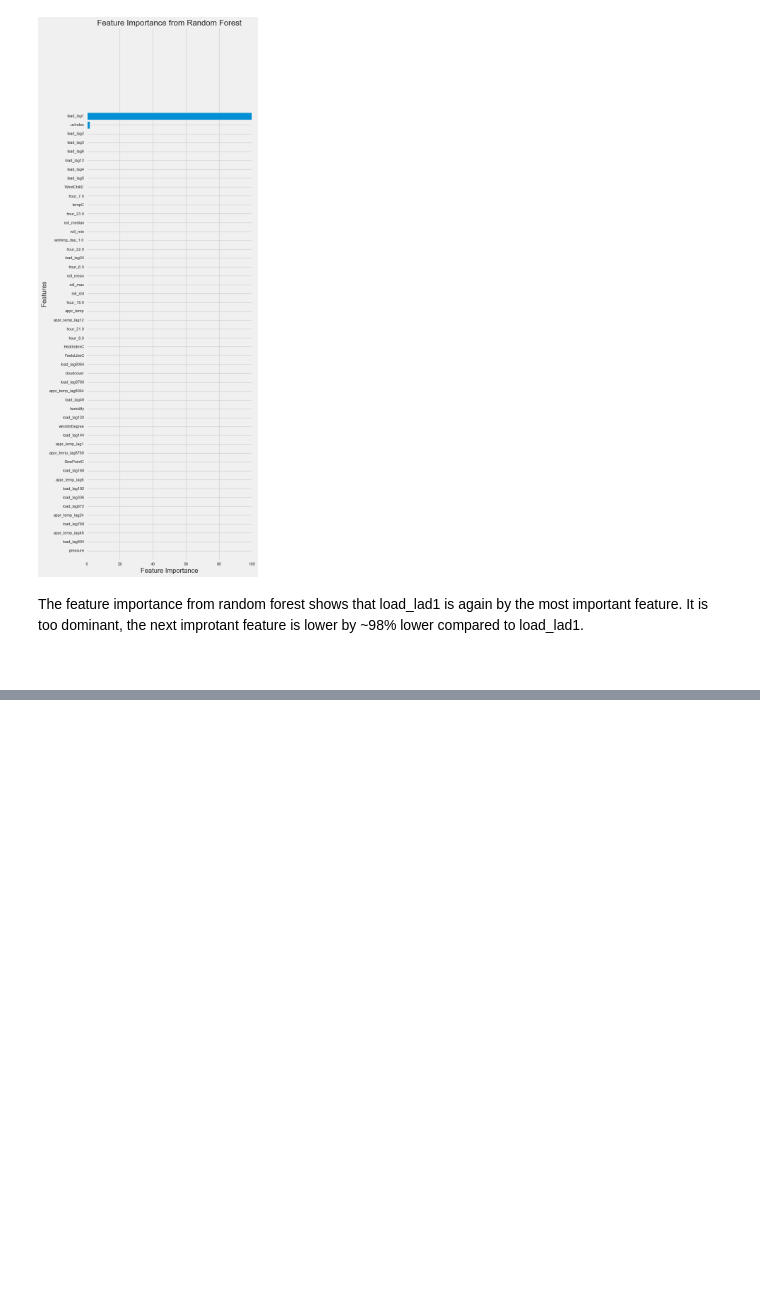
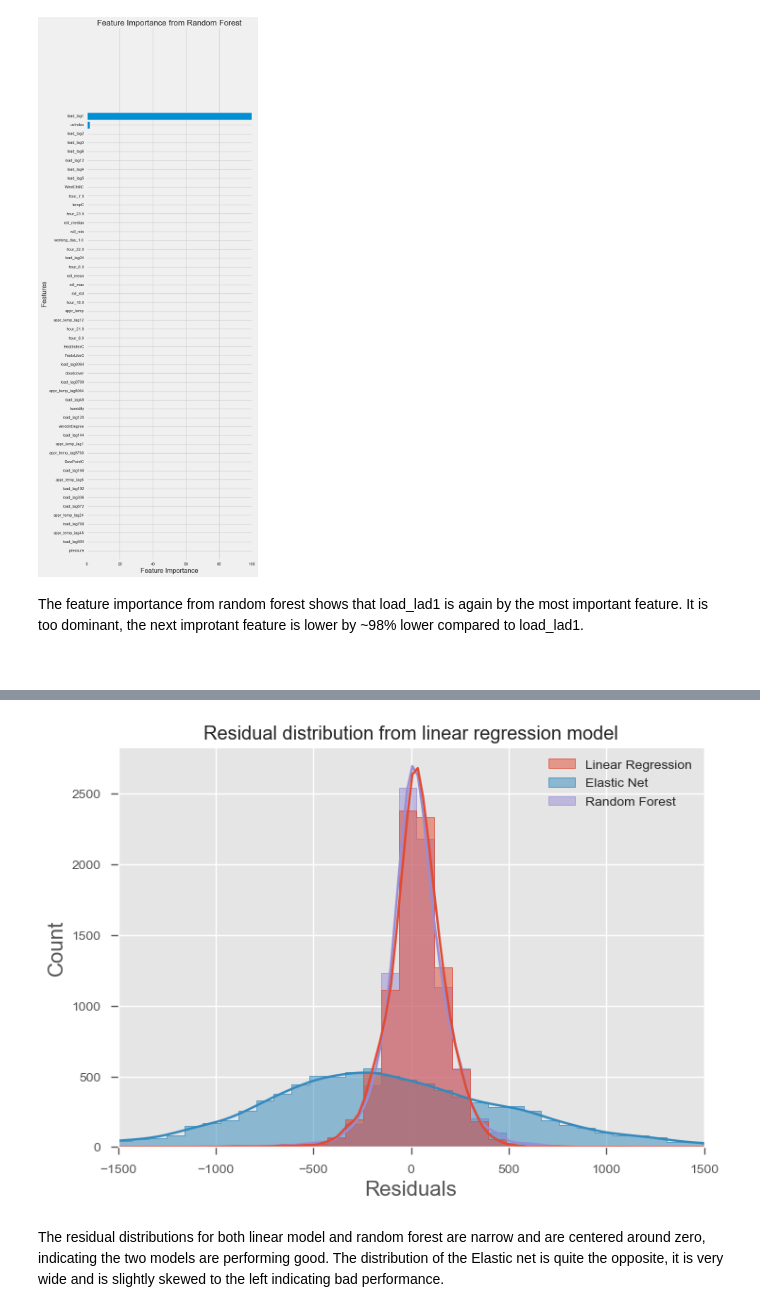
Before and after one commit to BiniamBA/Capstone2_project, a Jupyter notebook: Capstone2_Pre-processing_&_Training_data_development.ipynb, the cells around one changed output, grey strips where cells are left out. Drawn from its saved outputs; the diff is of its cells as text; code cells hidden in the pictures; blank space fills up the shorter version.

Commit message:
Added residuals comparison and confidence interval

```diff
--- a/Capstone2_Pre-processing_&_Training_data_development.ipynb
+++ b/Capstone2_Pre-processing_&_Training_data_development.ipynb
@@ -359,3 +362,11 @@ def Plot_Pred(observed, predicted, model_name = None, scatter=False):
 
     plt.legend(loc='best', prop={'size':16})
     plt.show()
+# %%
+# Function to calculate residuals
+def Residuals(observed, predicted):
+
+    """ The function calculates the residuals (observed - predicted) values"""
+
+    residuals = observed - predicted
+    return residuals
@@ -614,0 +623,13 @@ memory usage: 60.4 MB
+# %%
+# calculate the residuals
+
+ln_model_residuals = Residuals(y_test, ln_model.predict(X_test))
+elc_model_residuals = Residuals(y_test, elc_model.predict(X_test))
+rf_model_residuals = Residuals(y_test, rf_model.predict(X_test))
+# %%
+# create a dataframe containing the three residuals
+
+model_names = ['Linear Regression','Elastic Net','Random Forest']
+residual_list = list(zip(ln_model_residuals,elc_model_residuals,rf_model_residuals))
+residuals_df = pd.DataFrame(residual_list, columns=model_names)
+residuals_df.head()
@@ -614,0 +643,12 @@ memory usage: 60.4 MB
+# %%
+plt.style.use('ggplot')
+sns.histplot(residuals_df, bins=60, element='step', alpha=0.5, kde=True)
+plt.xlabel('Residuals', fontsize = 16)
+plt.ylabel('Count', fontsize = 16)
+plt.title('Residual distribution from linear regression model')
+plt.xlim([-1500,1500])
+plt.show()
+# %% [output]
+[figure, added]
+# %% [markdown]
+The residual distributions for both linear model and random forest are narrow and are centered around zero, indicating the two models are performing good. The distribution of the Elastic net is quite the opposite, it is very wide and is slightly skewed to the left indicating bad performance.
```
Also changed, not shown: parts of 11 cells of this notebook.
